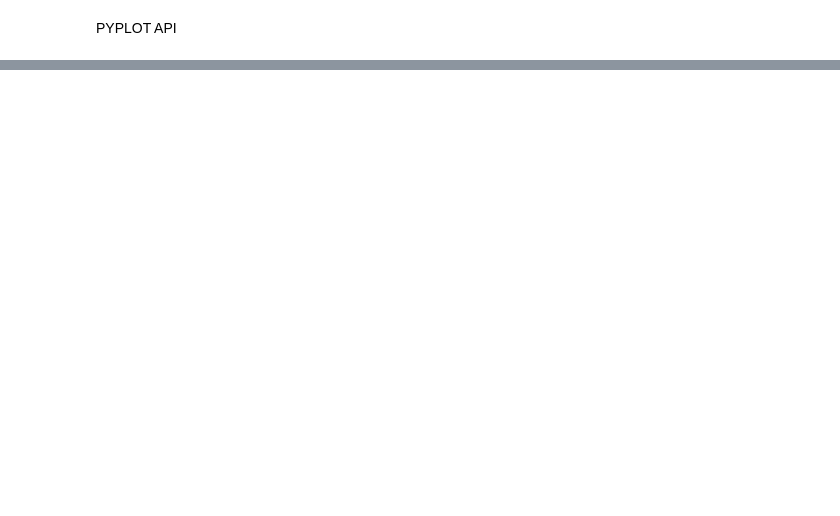
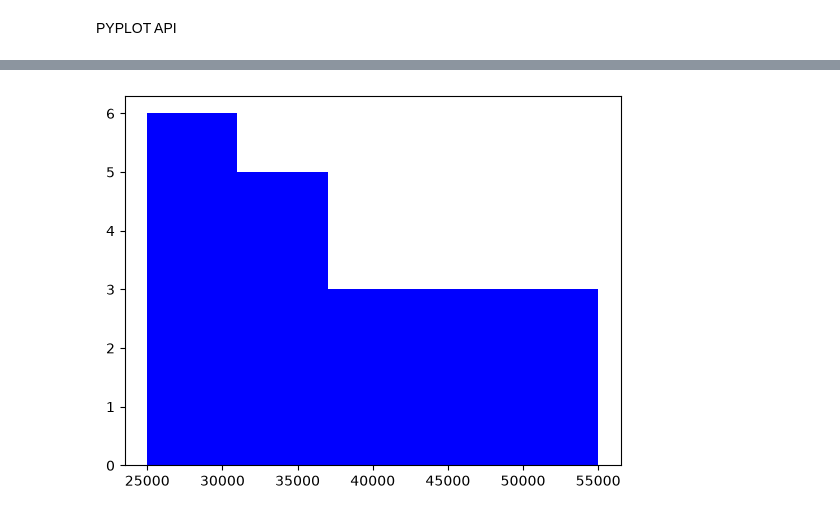
Before and after one commit to prakruthigowda55/Data-Science, a Jupyter notebook: Matplotlip/practice_1.ipynb, the cells around one changed output, grey strips where cells are left out. Cells and saved outputs as stored; diff of their text form; code cells hidden in the pictures; blank space fills up the shorter version.

```diff
--- a/Matplotlip/practice_1.ipynb
+++ b/Matplotlip/practice_1.ipynb
@@ -26,0 +45,7 @@ df.head()
+# %%
+# Histogram
+
+plt.hist(df["salary"],bins=5,color="blue")
+plt.show()
+# %% [output]
+[figure, added]
```
Also changed, not shown: parts of 47 cells of this notebook.
